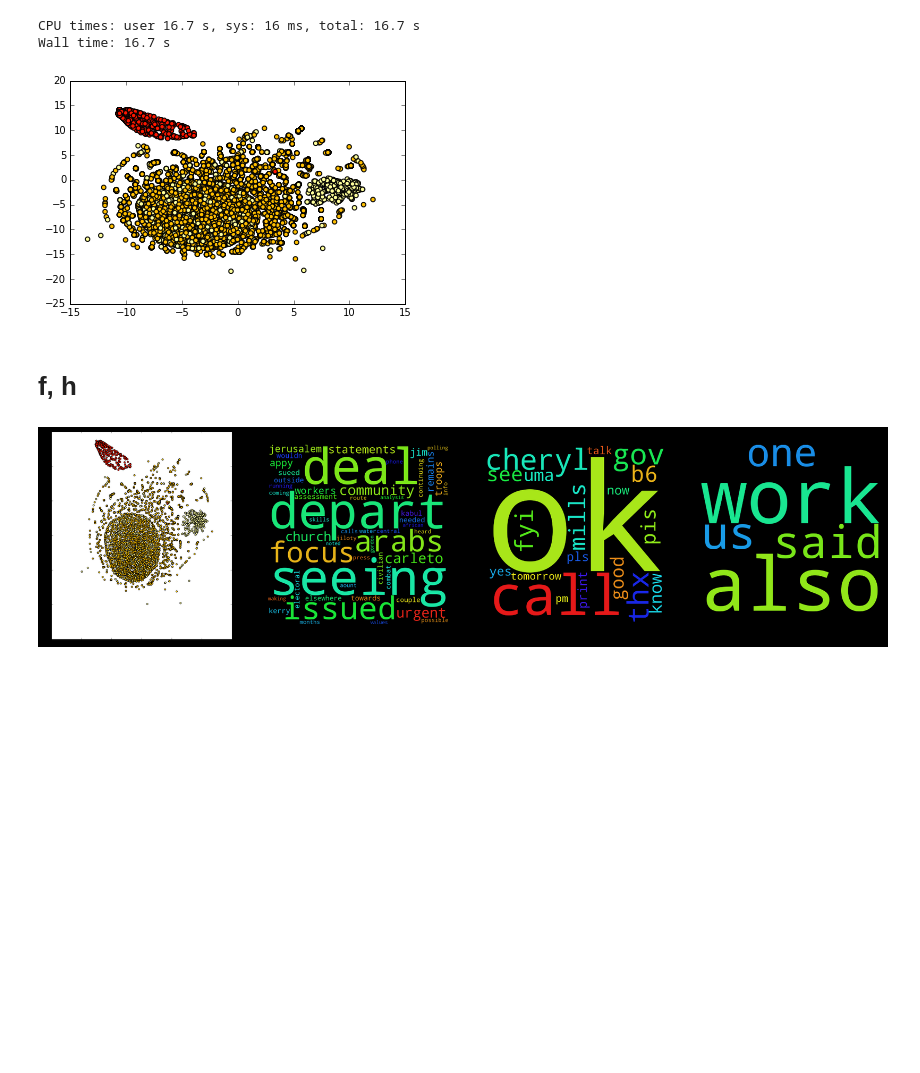
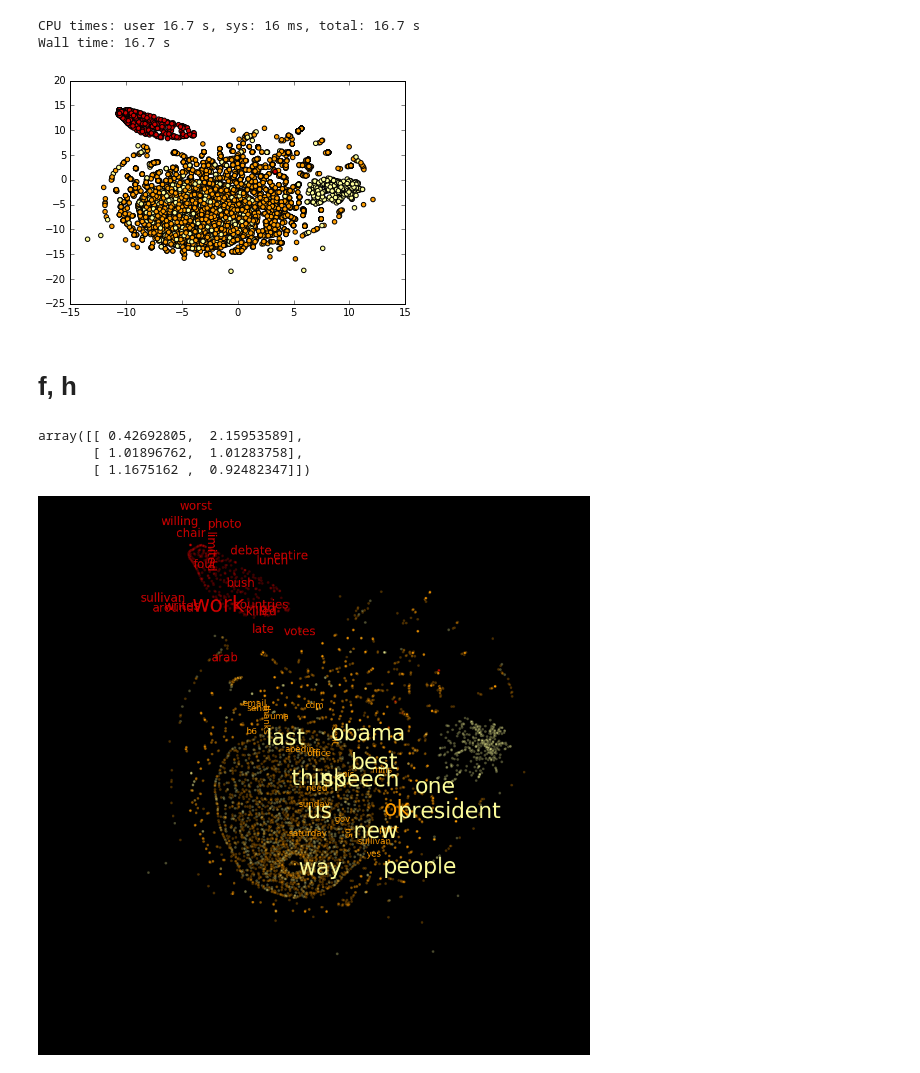
Before and after one commit to Medanya/ipython-homeworks, a Jupyter notebook: text_analisys/Medvedeva-hw2.ipynb, the cells around one changed output. Saved outputs shown, nothing was run; the diff lists cells and outputs as text; code cells hidden in the pictures; blank space fills up the shorter version.

```diff
--- a/text_analisys/Medvedeva-hw2.ipynb
+++ b/text_analisys/Medvedeva-hw2.ipynb
@@ -183,12 +183,12 @@ X_tsne = tsne.fit_transform(corpus.todense())
 pca = PCA(n_components=2)
 X_pca = pca.fit_transform(corpus.todense())
 # %%
-color_dict = cm.hot(np.linspace(0.4, 0.9, num_classes))
+color_dict = cm.hot(np.linspace(0.3, 0.9, num_classes))
 plt.figure()
 plt.scatter(X_tsne[:,0], X_tsne[:,1], c=color_dict[y])
 plt.show()
 # %% [output]
-[figure, old version]
+[figure, new version]
 # %% [markdown]
 # f, h
 # %%
@@ -199,7 +199,7 @@ for word, index in vectorizer.vocabulary_.iteritems():
 # %%
 top_classes_words = list()
 nearest_to_centr = list()
-top_k = 60
+top_k = 100
 top_words_scores = dict()
 
 for i in range(num_classes):
@@ -248,22 +248,38 @@ centres = np.array([X_tsne[np.where(y == 0)].mean(axis=0), X_tsne[np.where(y ==
                    X_tsne[np.where(y == 2)].mean(axis=0)])
 X_tsne_to_show = (X_tsne - np.min(X_tsne, axis=0) + eps) / (np.max(X_tsne, axis=0)- 3 * eps)
 centres = (centres - np.min(X_tsne, axis=0) + eps) / (np.max(X_tsne, axis=0))
+# %%
+centres
+# %% [output]
+array([[ 0.42692805,  2.15953589],
+       [ 1.01896762,  1.01283758],
+       [ 1.1675162 ,  0.92482347]])
 # %%
-fig = plt.figure(figsize=(40, 10))
-fig.add_subplot(1,num_classes+1,1)
-plt.scatter(X_tsne_to_show[:,0], X_tsne_to_show[:, 1], c=color_dict[y])
+fig = plt.figure(figsize=(15, 15))
+fig.patch.set_facecolor('black')
+plt.scatter(X_tsne_to_show[:,0], X_tsne_to_show[:, 1], c=color_dict[y], alpha=0.3)
 img_size = 800
 
 for class_id in range(num_classes):
     class_words_fr_str = create_frequency_string(top_classes_words[class_id], top_words_scores)
     wcloud = WordCloud(height=img_size, width=img_size, relative_scaling=0.8,
-                        prefer_horizontal=0.9)
+                        prefer_horizontal=0.9,  max_font_size=40)
+
     wcloud.generate(class_words_fr_str)
-    ax = plt.subplot(1,num_classes+1,class_id+2)
-    ax.imshow(wcloud)
-    ax.axis('off')
-fig.patch.set_facecolor('black')
-plt.draw()
+    x_centr, y_centr = centres[class_id]
+    for word, font_size, position, orientation, color in wcloud.layout_[:20]:
+        if orientation is None:
+            orientation = 0
+        elif orientation == 2:
+            orientation = -90
+
+        plt.text(x_centr + (position[0] * 1. - img_size / 2.) / img_size,
+                 y_centr + (position[1] * 1. - img_size / 2.) / img_size,
+                 word[0], size=font_size-5,
+                 color=color_dict[class_id],
+                 rotation=orientation)
+    plt.axis('off')
+
 plt.show()
 # %% [output]
-[figure, old version]
+[figure, new version]
```
